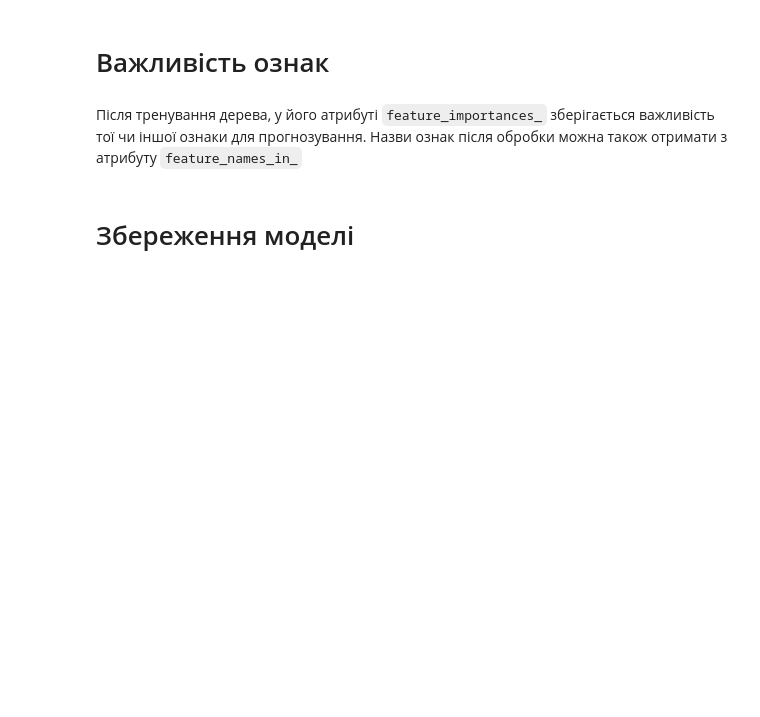
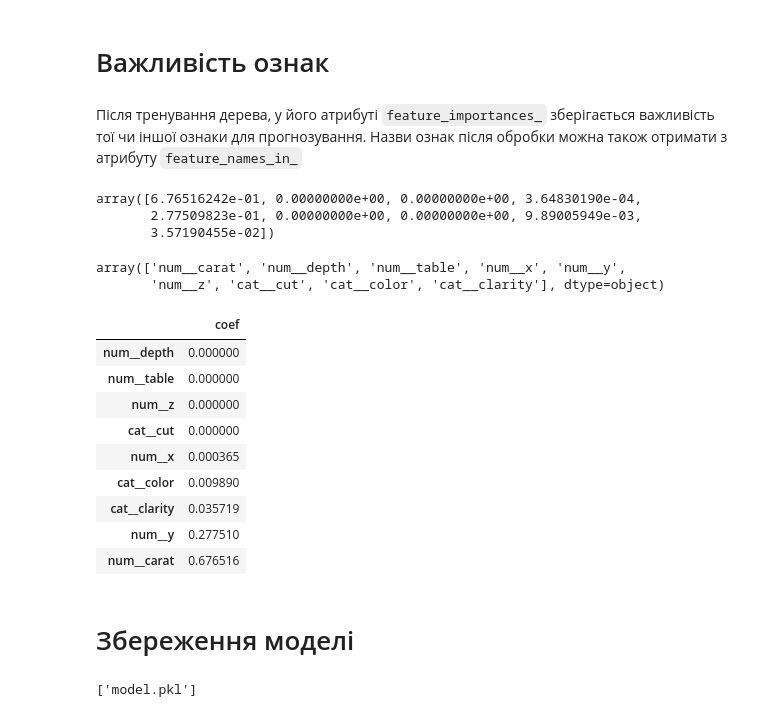
Before and after one commit to HalyshAnton/Python-AI, a Jupyter notebook: decision_tree.ipynb, the cells around one changed output. Drawn from its saved outputs; the diff is of its cells as text; code cells hidden in the pictures; blank space fills up the shorter version.

```diff
--- a/decision_tree.ipynb
+++ b/decision_tree.ipynb
@@ -302,5 +338,44 @@ plt.legend()
 # Важливість ознак
 # %% [markdown]
 Після тренування дерева, у його атрибуті `feature_importances_` зберігається важливість тої чи іншої ознаки для прогнозування. Назви ознак після обробки можна також отримати з атрибуту `feature_names_in_`
+# %%
+tree_model = full_model['tree']
+
+tree_model.feature_importances_
+# %% [output]
+array([6.76516242e-01, 0.00000000e+00, 0.00000000e+00, 3.64830190e-04,
+       2.77509823e-01, 0.00000000e+00, 0.00000000e+00, 9.89005949e-03,
+       3.57190455e-02])
+# %%
+tree_model.feature_names_in_
+# %% [output]
+array(['num__carat', 'num__depth', 'num__table', 'num__x', 'num__y',
+       'num__z', 'cat__cut', 'cat__color', 'cat__clarity'], dtype=object)
+# %%
+importance = pd.DataFrame({
+    'coef': tree_model.feature_importances_
+},
+index=tree_model.feature_names_in_)
+
+importance.sort_values(by='coef', inplace=True)
+
+importance
+# %% [output]
+|  | coef |
+| num__depth | 0.000000 |
+| num__table | 0.000000 |
+| num__z | 0.000000 |
+| cat__cut | 0.000000 |
+| num__x | 0.000365 |
+| cat__color | 0.009890 |
+| cat__clarity | 0.035719 |
+| num__y | 0.277510 |
+| num__carat | 0.676516 |
 # %% [markdown]
 # Збереження моделі
+# %%
+import joblib
+
+joblib.dump(full_model, 'model.pkl')
+# %% [output]
+['model.pkl']
```
Also changed, not shown: parts of 8 cells of this notebook.
